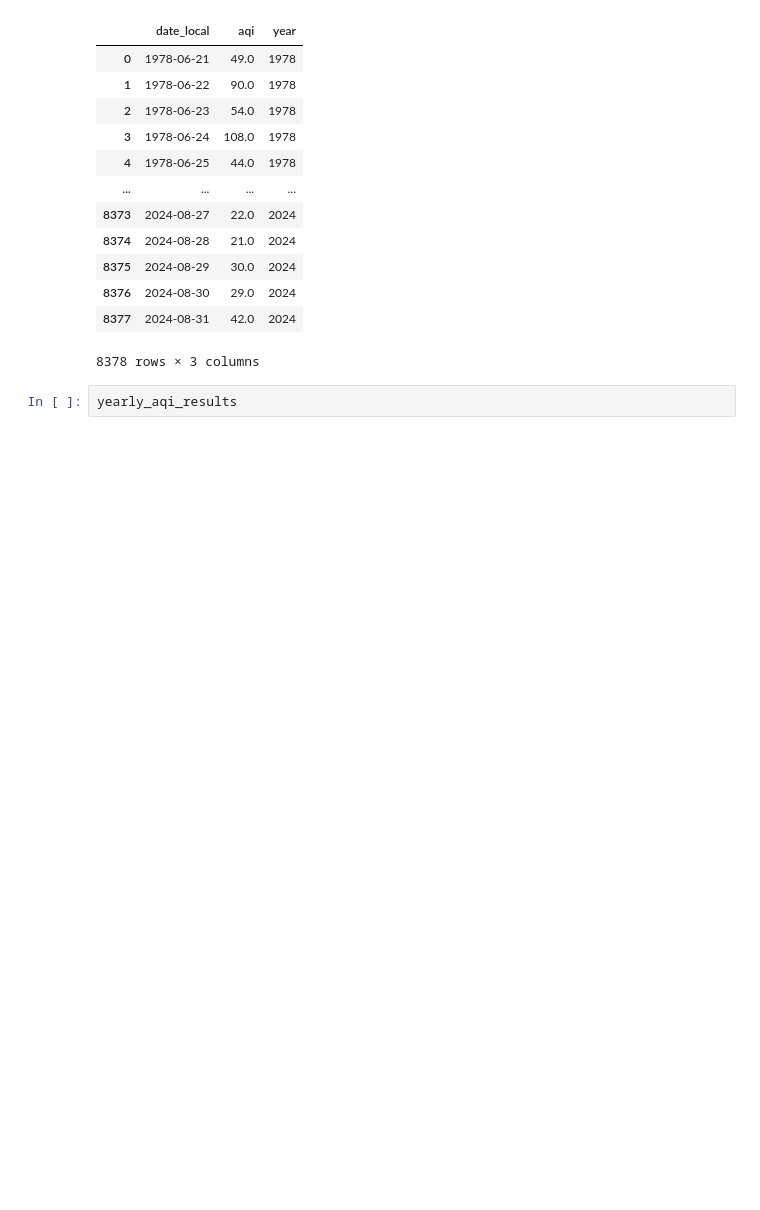
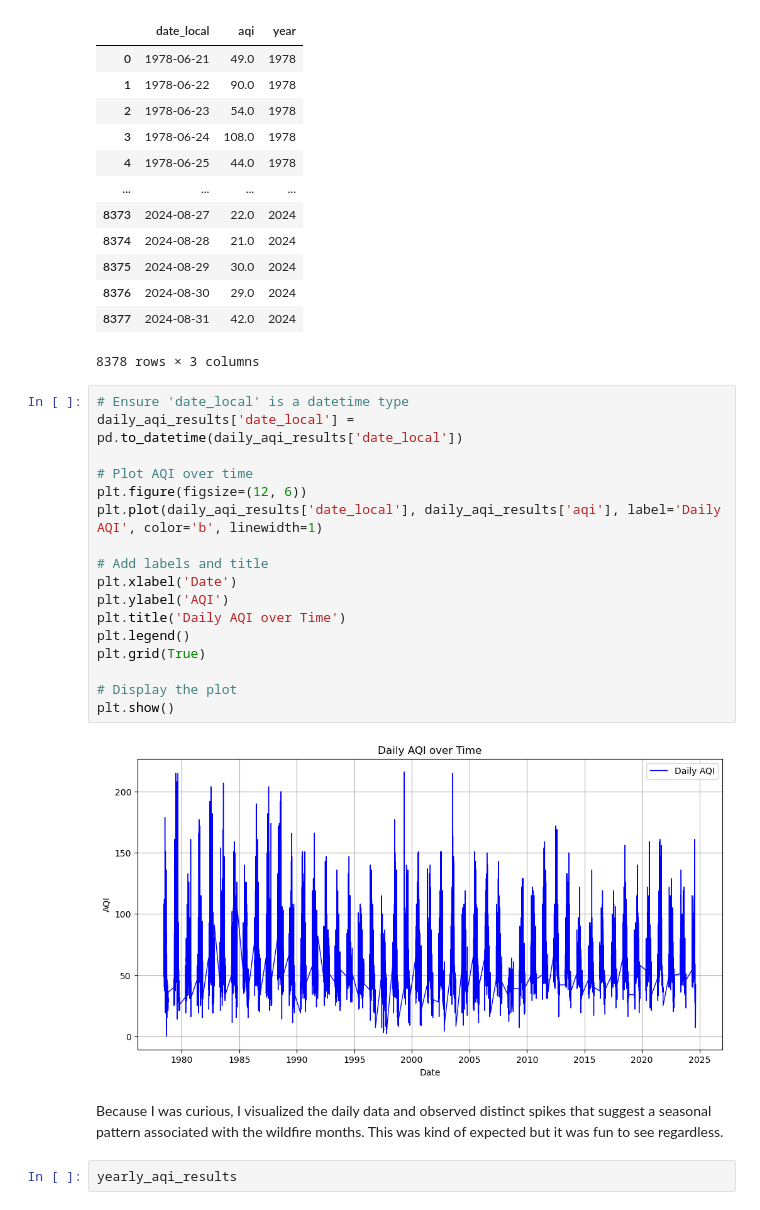
Before and after one commit to navya-eedula-uw/DATA-512-Wildfire-Analysis-Part-1, a Jupyter notebook: epa_air_quality_history_example.ipynb, the cells around one changed output. Cells and saved outputs as stored; diff of their text form; blank space fills up the shorter version.

```diff
--- a/epa_air_quality_history_example.ipynb
+++ b/epa_air_quality_history_example.ipynb
@@ -1109,6 +960,27 @@ daily_aqi_results
 | 8376 | 2024-08-30 | 29.0 | 2024 |
 | 8377 | 2024-08-31 | 42.0 | 2024 |
 8378 rows × 3 columns
+# %%
+# Ensure 'date_local' is a datetime type
+daily_aqi_results['date_local'] = pd.to_datetime(daily_aqi_results['date_local'])
+
+# Plot AQI over time
+plt.figure(figsize=(12, 6))
+plt.plot(daily_aqi_results['date_local'], daily_aqi_results['aqi'], label='Daily AQI', color='b', linewidth=1)
+
+# Add labels and title
+plt.xlabel('Date')
+plt.ylabel('AQI')
+plt.title('Daily AQI over Time')
+plt.legend()
+plt.grid(True)
+
+# Display the plot
+plt.show()
+# %% [output]
+[figure, added]
+# %% [markdown]
+Because I was curious, I visualized the daily data and observed distinct spikes that suggest a seasonal pattern associated with the wildfire months. This was kind of expected but it was fun to see regardless.
 # %%
 yearly_aqi_results
 # %% [output]
```
Also changed, not shown: parts of 66 cells of this notebook.
